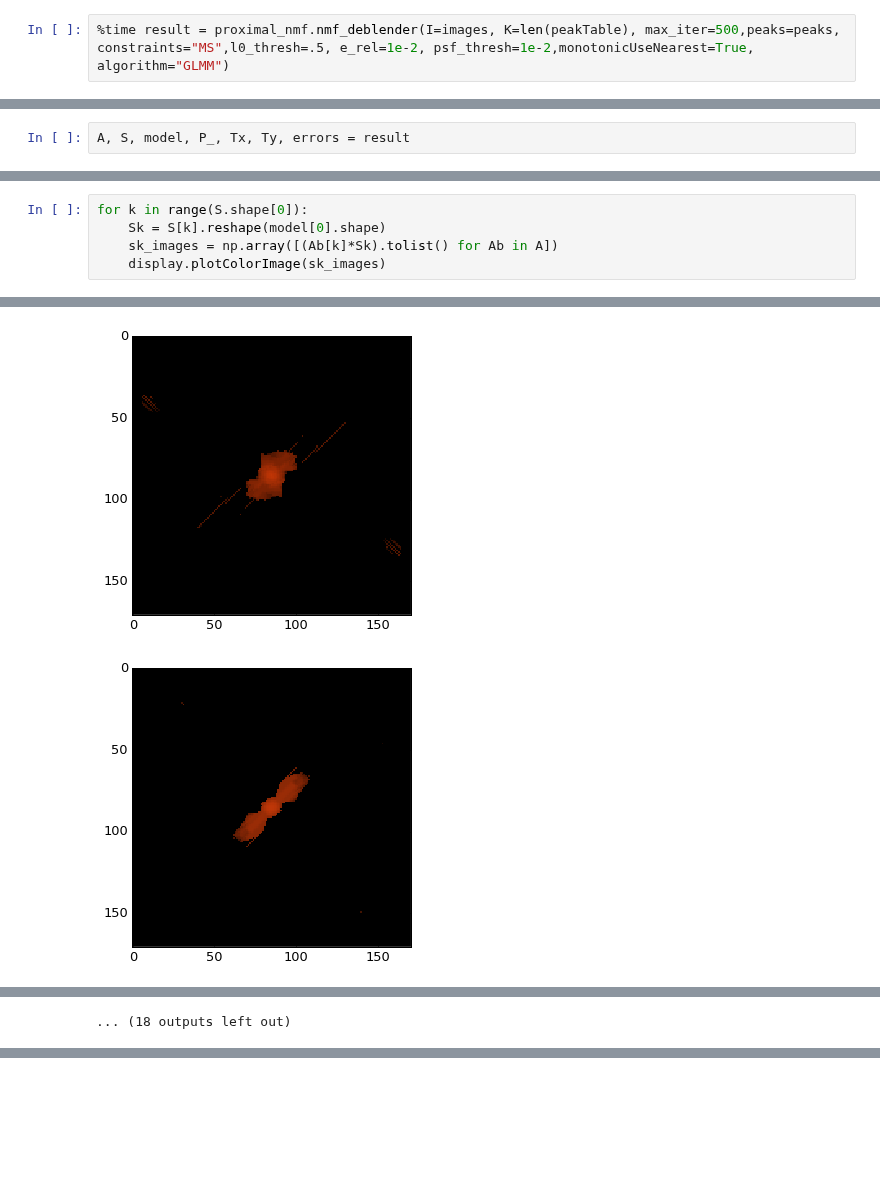
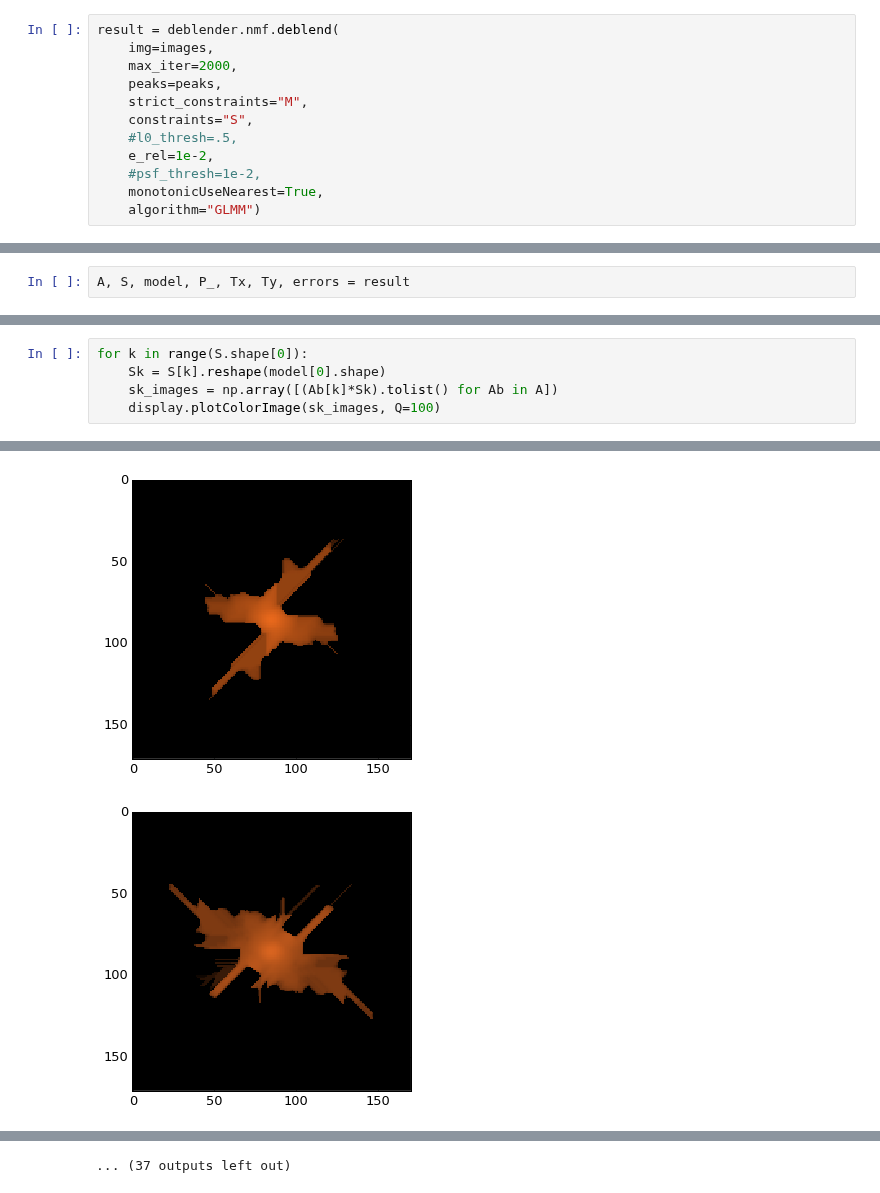
Before and after one commit to lsst/meas_deblender, a Jupyter notebook: examples/testSingleHsc.ipynb, the cells around one changed output, grey strips where cells are left out. Saved outputs shown, nothing was run; the diff lists cells and outputs as text; blank space fills up the shorter version.

Commit message:
Use C++ strict monotonicity
Use the latest version of proxmin deblender to implement strict monotonicity.

```diff
--- a/examples/testSingleHsc.ipynb
+++ b/examples/testSingleHsc.ipynb
@@ -59,3 +69,13 @@ display.plotColorImage(model, contrast=10);
 # %%
-%time result = proximal_nmf.nmf_deblender(I=images, K=len(peakTable), max_iter=500,peaks=peaks, constraints="MS",l0_thresh=.5, e_rel=1e-2, psf_thresh=1e-2,monotonicUseNearest=True, algorithm="GLMM")
+result = deblender.nmf.deblend(
+    img=images,
+    max_iter=2000,
+    peaks=peaks,
+    strict_constraints="M",
+    constraints="S",
+    #l0_thresh=.5,
+    e_rel=1e-2,
+    #psf_thresh=1e-2,
+    monotonicUseNearest=True,
+    algorithm="GLMM")
 # %% [output]
@@ -72,5 +104,5 @@ A, S, model, P_, Tx, Ty, errors = result
 for k in range(S.shape[0]):
     Sk = S[k].reshape(model[0].shape)
     sk_images = np.array([(Ab[k]*Sk).tolist() for Ab in A])
-    display.plotColorImage(sk_images)
+    display.plotColorImage(sk_images, Q=100)
 # %% [output]
@@ -78,2 +110,2 @@ for k in range(S.shape[0]):
-[figure, old version]
+[figure, new version]
-[figure, old version]
+[figure, new version]
@@ -89 +119,0 @@ for k in range(S.shape[0]):
-... (18 outputs left out)
@@ -89,0 +121 @@ for k in range(S.shape[0]):
+... (37 outputs left out)
```
Also changed, not shown: parts of 8 cells of this notebook, 2 other files.
